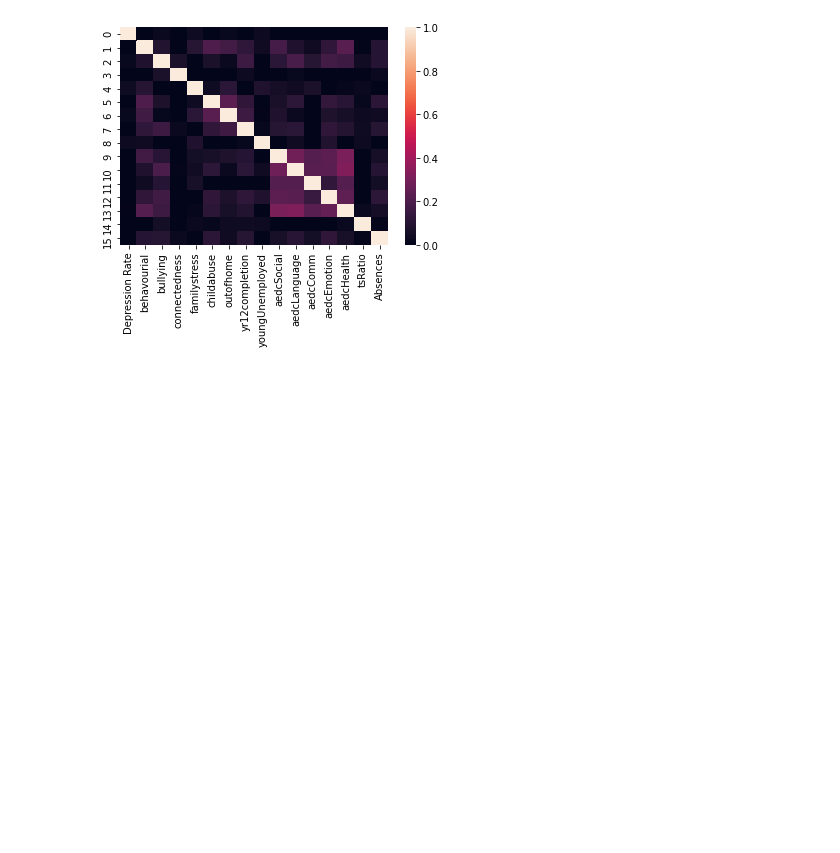
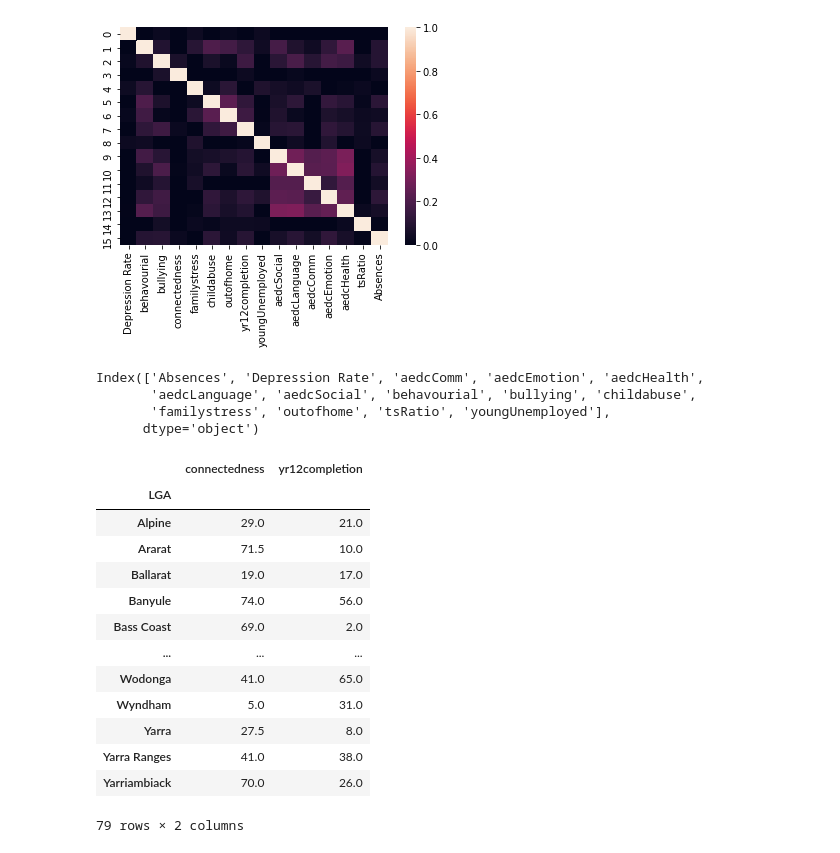
Before and after one commit to owowouwu/Youth-DS-Project, a Jupyter notebook: analysis2.ipynb, the cells around one changed output. Drawn from its saved outputs; the diff is of its cells as text; code cells hidden in the pictures; blank space fills up the shorter version.

```diff
--- a/analysis2.ipynb
+++ b/analysis2.ipynb
@@ -215,0 +225,25 @@ sns.heatmap(normalized_miDf)
+# %%
+ascColumns = ['connectedness', 'yr12completion']
+lgaData.columns.difference(ascColumns)
+# %% [output]
+Index(['Absences', 'Depression Rate', 'aedcComm', 'aedcEmotion', 'aedcHealth',
+       'aedcLanguage', 'aedcSocial', 'behavourial', 'bullying', 'childabuse',
+       'familystress', 'outofhome', 'tsRatio', 'youngUnemployed'],
+      dtype='object')
+# %%
+lgaData[['connectedness', 'yr12completion']].rank()
+# %% [output]
+|  | connectedness | yr12completion |
+| LGA |  |  |
+| Alpine | 29.0 | 21.0 |
+| Ararat | 71.5 | 10.0 |
+| Ballarat | 19.0 | 17.0 |
+| Banyule | 74.0 | 56.0 |
+| Bass Coast | 69.0 | 2.0 |
+| ... | ... | ... |
+| Wodonga | 41.0 | 65.0 |
+| Wyndham | 5.0 | 31.0 |
+| Yarra | 27.5 | 8.0 |
+| Yarra Ranges | 41.0 | 38.0 |
+| Yarriambiack | 70.0 | 26.0 |
+79 rows × 2 columns
```
Also changed, not shown: parts of 1 cell of this notebook, 1 other file.
